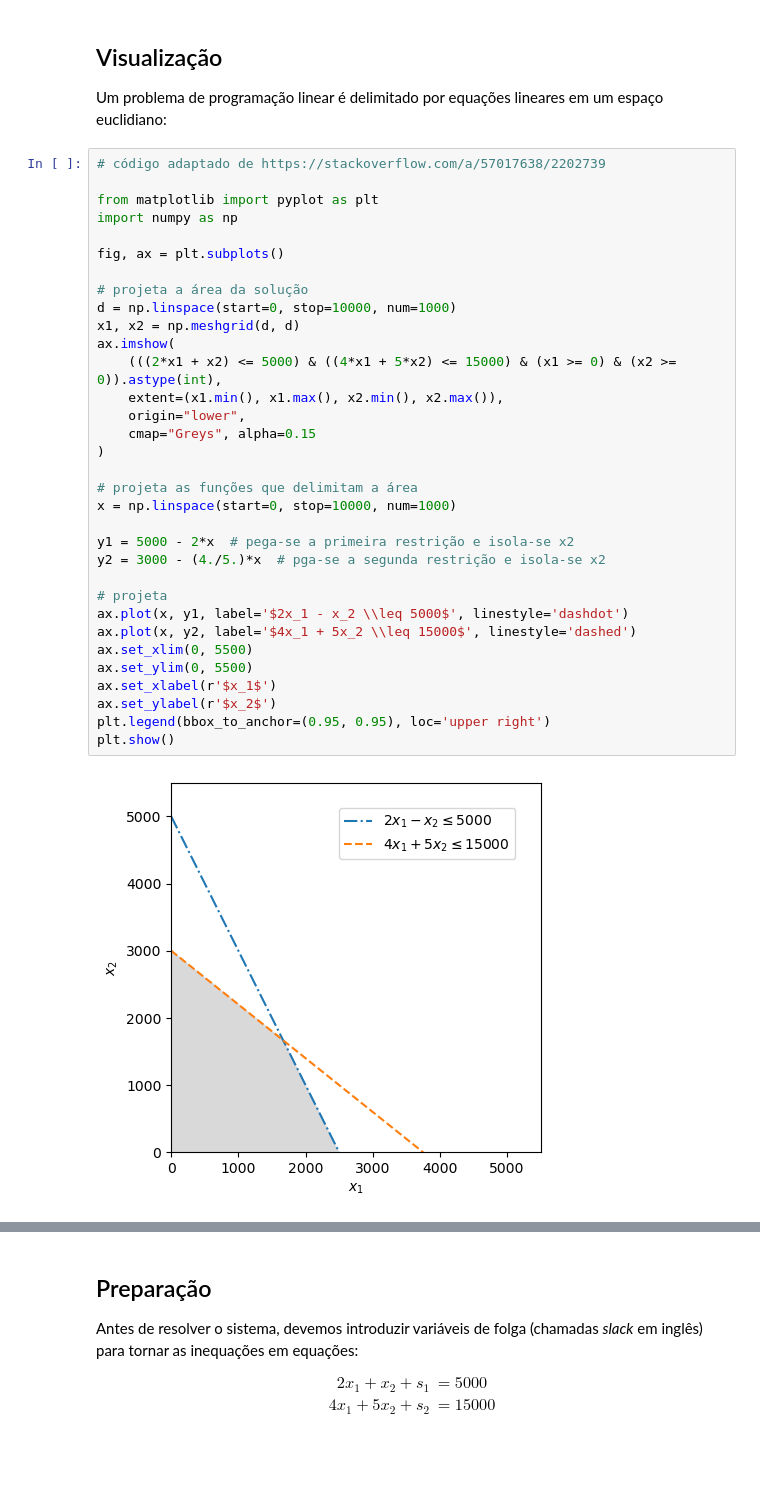
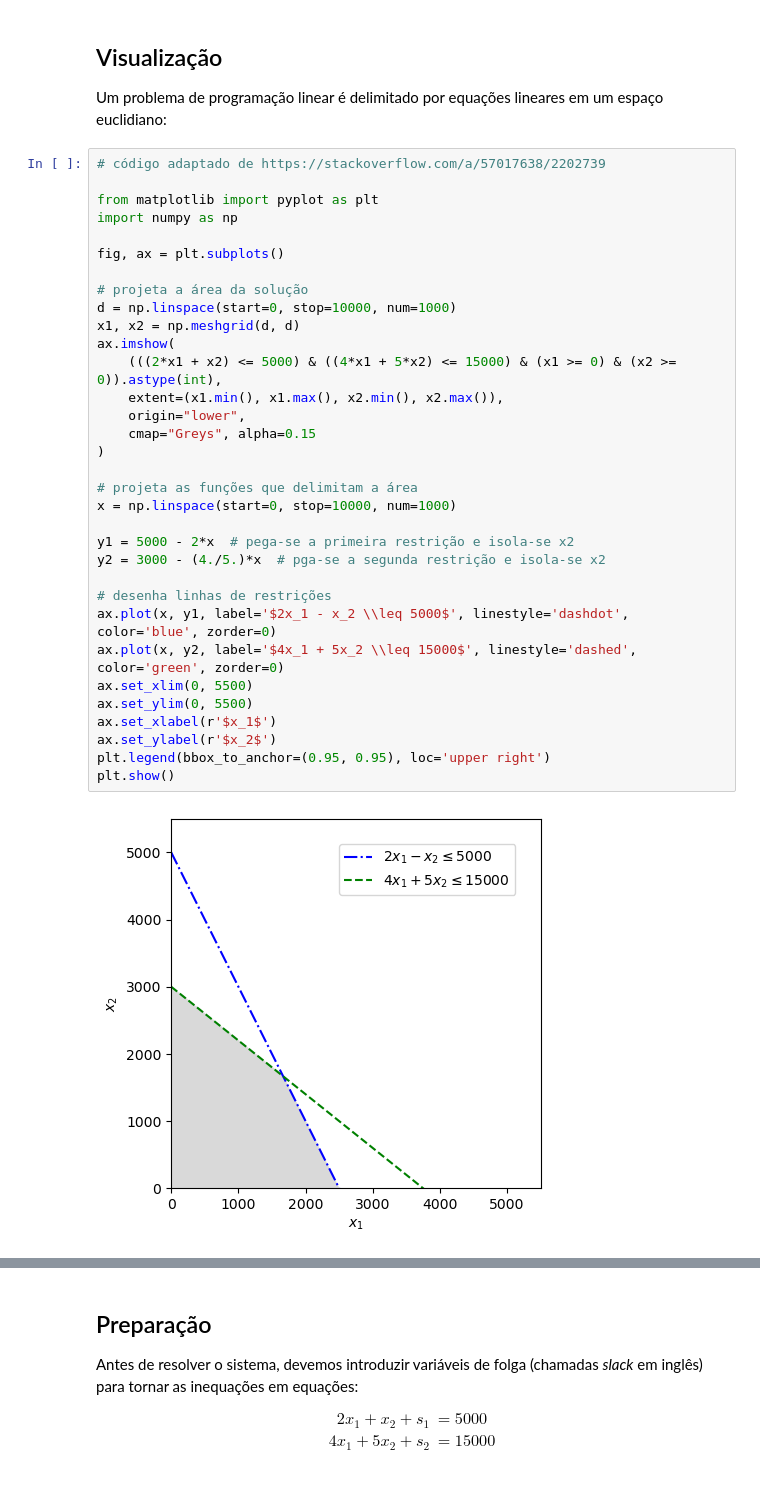
Before and after one commit to Concursos-Henry/linearProgramming, a Jupyter notebook: simplex.ipynb, the cells around one changed output, grey strips where cells are left out. Saved outputs shown, nothing was run; the diff lists cells and outputs as text.

Commit message:
added more graphs

```diff
--- a/simplex.ipynb
+++ b/simplex.ipynb
@@ -26,34 +26,34 @@ Um problema de programação linear é delimitado por equações lineares em um
 # código adaptado de https://stackoverflow.com/a/57017638/2202739
 
 from matplotlib import pyplot as plt
 import numpy as np
 
 fig, ax = plt.subplots()
 
 # projeta a área da solução
 d = np.linspace(start=0, stop=10000, num=1000)
 x1, x2 = np.meshgrid(d, d)
 ax.imshow(
     (((2*x1 + x2) <= 5000) & ((4*x1 + 5*x2) <= 15000) & (x1 >= 0) & (x2 >= 0)).astype(int),
     extent=(x1.min(), x1.max(), x2.min(), x2.max()),
     origin="lower",
     cmap="Greys", alpha=0.15
 )
 
 # projeta as funções que delimitam a área
 x = np.linspace(start=0, stop=10000, num=1000)
 
 y1 = 5000 - 2*x  # pega-se a primeira restrição e isola-se x2
 y2 = 3000 - (4./5.)*x  # pga-se a segunda restrição e isola-se x2
 
-# projeta
-ax.plot(x, y1, label='$2x_1 - x_2 \\leq 5000$', linestyle='dashdot')
-ax.plot(x, y2, label='$4x_1 + 5x_2 \\leq 15000$', linestyle='dashed')
+# desenha linhas de restrições
+ax.plot(x, y1, label='$2x_1 - x_2 \\leq 5000$', linestyle='dashdot', color='blue', zorder=0)
+ax.plot(x, y2, label='$4x_1 + 5x_2 \\leq 15000$', linestyle='dashed', color='green', zorder=0)
 ax.set_xlim(0, 5500)
 ax.set_ylim(0, 5500)
 ax.set_xlabel(r'$x_1$')
 ax.set_ylabel(r'$x_2$')
 plt.legend(bbox_to_anchor=(0.95, 0.95), loc='upper right')
 plt.show()
 # %% [output]
-[figure, old version]
+[figure, new version]
```
Also changed, not shown: parts of 9 cells of this notebook.
